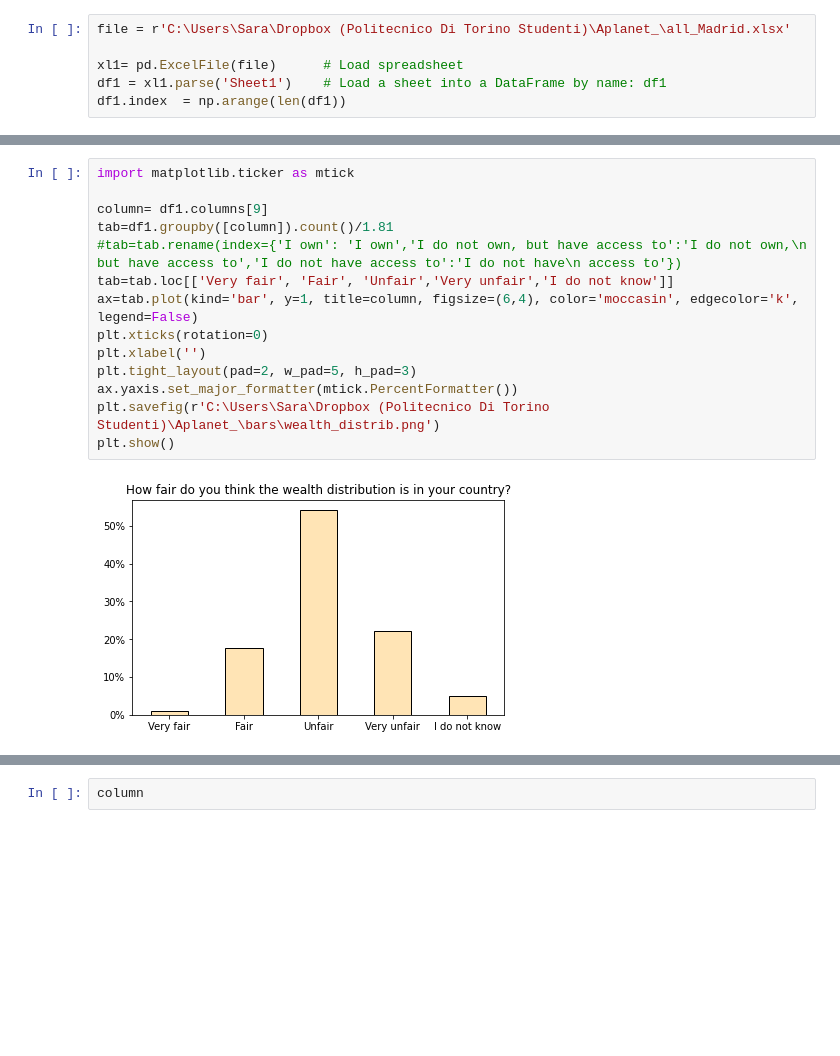
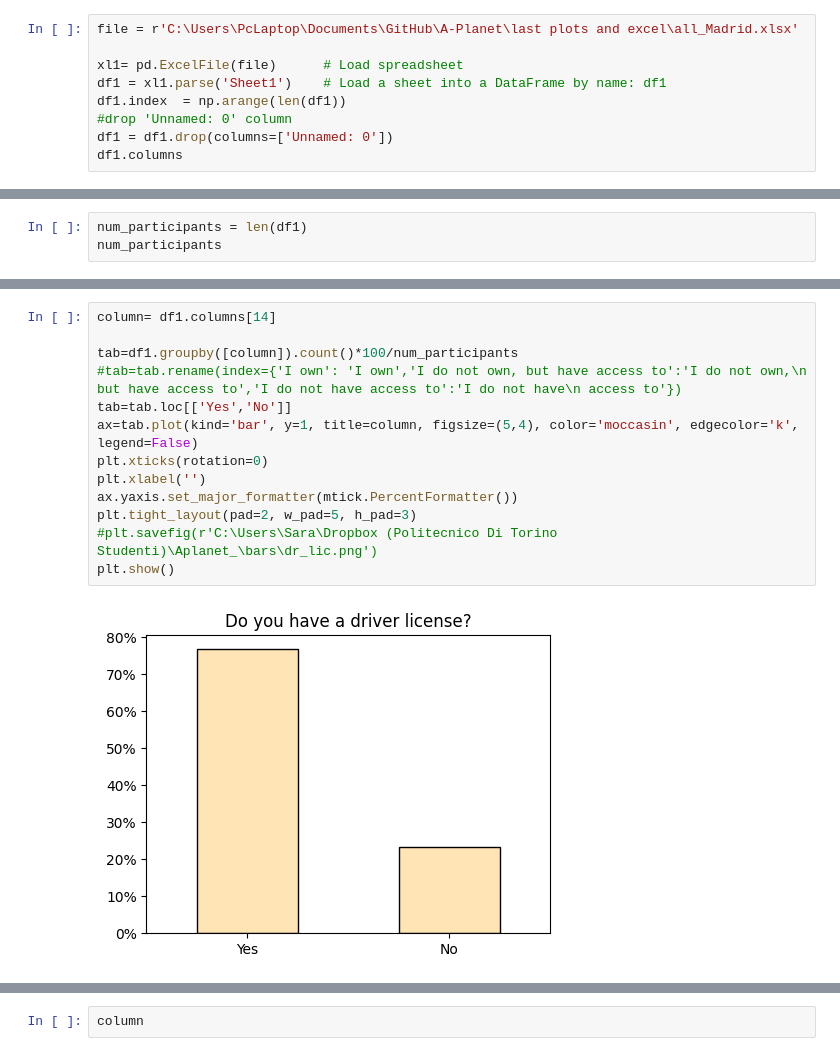
Before and after one commit to saraghivarello/A-Planet, a Jupyter notebook: Charts_Madrid_new.ipynb, the cells around one changed output, grey strips where cells are left out. Saved outputs shown, nothing was run; the diff lists cells and outputs as text; blank space fills up the shorter version.

```diff
--- a/Charts_Madrid_new.ipynb
+++ b/Charts_Madrid_new.ipynb
@@ -6,6 +7,9 @@ import matplotlib.pyplot as plt
 # %%
-file = r'C:\Users\Sara\Dropbox (Politecnico Di Torino Studenti)\Aplanet_\all_Madrid.xlsx'
+file = r'C:\Users\PcLaptop\Documents\GitHub\A-Planet\last plots and excel\all_Madrid.xlsx'
 
 xl1= pd.ExcelFile(file)      # Load spreadsheet
 df1 = xl1.parse('Sheet1')    # Load a sheet into a DataFrame by name: df1
 df1.index  = np.arange(len(df1))
+#drop 'Unnamed: 0' column
+df1 = df1.drop(columns=['Unnamed: 0'])
+df1.columns
@@ -11,0 +36,3 @@ df1.index  = np.arange(len(df1))
+# %%
+num_participants = len(df1)
+num_participants
@@ -12,17 +65,16 @@ df1.index  = np.arange(len(df1))
 # %%
-import matplotlib.ticker as mtick
+column= df1.columns[14]
 
-column= df1.columns[9]
-tab=df1.groupby([column]).count()/1.81
+tab=df1.groupby([column]).count()*100/num_participants
 #tab=tab.rename(index={'I own': 'I own','I do not own, but have access to':'I do not own,\n but have access to','I do not have access to':'I do not have\n access to'})
-tab=tab.loc[['Very fair', 'Fair', 'Unfair','Very unfair','I do not know']]
-ax=tab.plot(kind='bar', y=1, title=column, figsize=(6,4), color='moccasin', edgecolor='k', legend=False)
+tab=tab.loc[['Yes','No']]
+ax=tab.plot(kind='bar', y=1, title=column, figsize=(5,4), color='moccasin', edgecolor='k', legend=False)
 plt.xticks(rotation=0)
 plt.xlabel('')
+ax.yaxis.set_major_formatter(mtick.PercentFormatter())
 plt.tight_layout(pad=2, w_pad=5, h_pad=3)
-ax.yaxis.set_major_formatter(mtick.PercentFormatter())
-plt.savefig(r'C:\Users\Sara\Dropbox (Politecnico Di Torino Studenti)\Aplanet_\bars\wealth_distrib.png')
+#plt.savefig(r'C:\Users\Sara\Dropbox (Politecnico Di Torino Studenti)\Aplanet_\bars\dr_lic.png')
 plt.show()
 # %% [output]
-[figure, old version]
+[figure, new version]
 # %%
```
Also changed, not shown: parts of 35 cells of this notebook, 6 other files.
